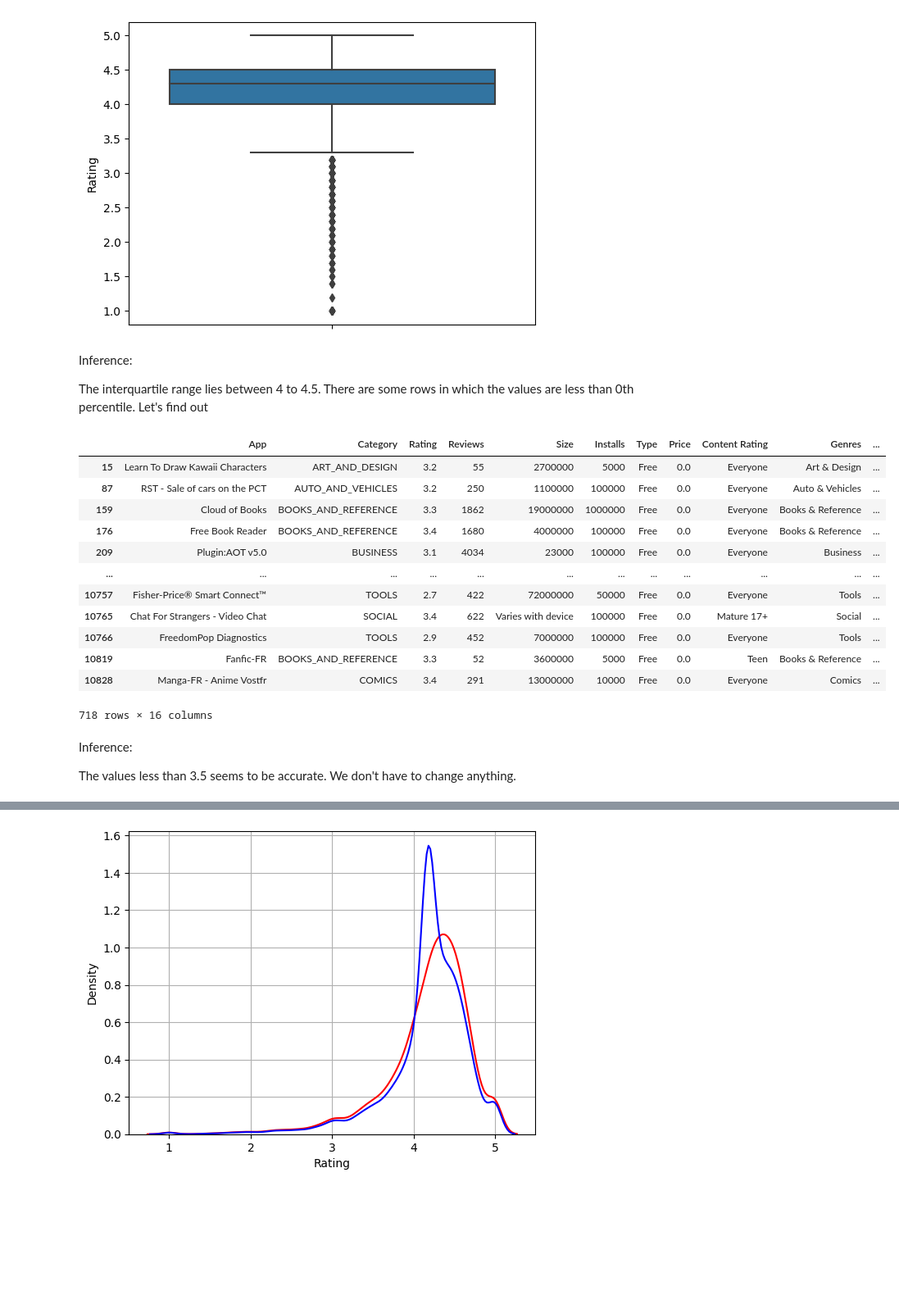
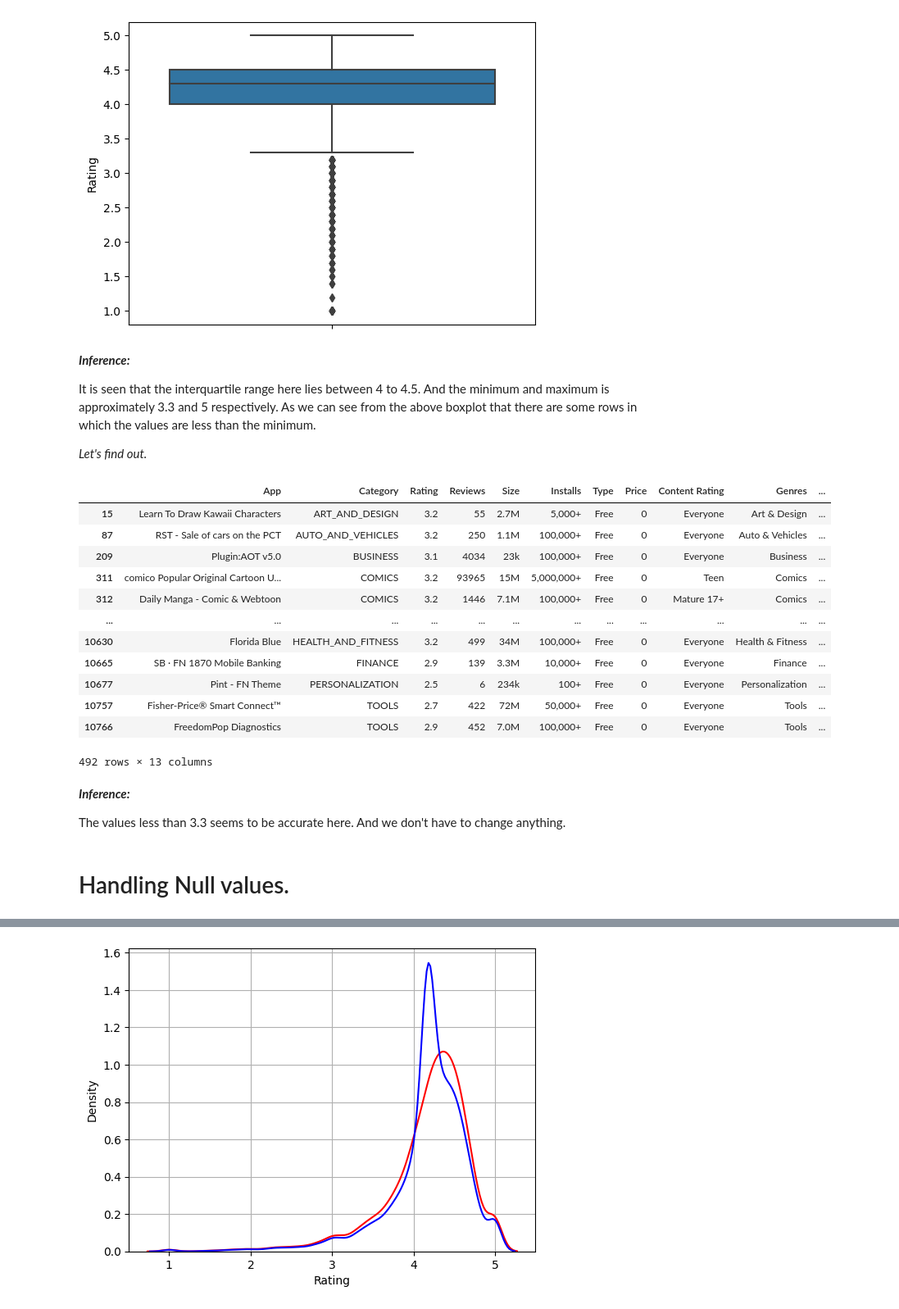
Before and after one commit to GourabR/Playstore_app_review_analysis, a Jupyter notebook: EDA_playstore_app_analysis.ipynb, the cells around one changed output, grey strips where cells are left out. Shown at 82% size. Saved outputs shown, nothing was run; the diff lists cells and outputs as text; code cells hidden in the pictures; blank space fills up the shorter version.

```diff
--- a/EDA_playstore_app_analysis.ipynb
+++ b/EDA_playstore_app_analysis.ipynb
@@ -329,27 +309,31 @@ sns.boxplot(data = df, y = 'Rating')
 <Axes: ylabel='Rating'>
 [figure]
 # %% [markdown]
-Inference:
+***Inference:***
 
-The interquartile range lies between 4 to 4.5. There are some rows in which the values are less than 0th percentile. Let's find out
+It is seen that the interquartile range here lies between 4 to 4.5. And the minimum and maximum is approximately 3.3 and 5 respectively. As we can see from the above boxplot that there are some rows in which the values are less than the minimum.
+
+*Let's find out.*
 # %%
 # checking the data which lies below the lower limit. And it is seen that the values are accurate and valid.
-df[df['Rating'] < 3.5]
+df[df['Rating'] < 3.3]
 # %% [output]
 |  | App | Category | Rating | Reviews | Size | Installs | Type | Price | Content Rating | Genres | ... |
-| 15 | Learn To Draw Kawaii Characters | ART_AND_DESIGN | 3.2 | 55 | 2700000 | 5000 | Free | 0.0 | Everyone | Art & Design | ... |
-| 87 | RST - Sale of cars on the PCT | AUTO_AND_VEHICLES | 3.2 | 250 | 1100000 | 100000 | Free | 0.0 | Everyone | Auto & Vehicles | ... |
-| 159 | Cloud of Books | BOOKS_AND_REFERENCE | 3.3 | 1862 | 19000000 | 1000000 | Free | 0.0 | Everyone | Books & Reference | ... |
-| 176 | Free Book Reader | BOOKS_AND_REFERENCE | 3.4 | 1680 | 4000000 | 100000 | Free | 0.0 | Everyone | Books & Reference | ... |
-| 209 | Plugin:AOT v5.0 | BUSINESS | 3.1 | 4034 | 23000 | 100000 | Free | 0.0 | Everyone | Business | ... |
+| 15 | Learn To Draw Kawaii Characters | ART_AND_DESIGN | 3.2 | 55 | 2.7M | 5,000+ | Free | 0 | Everyone | Art & Design | ... |
+| 87 | RST - Sale of cars on the PCT | AUTO_AND_VEHICLES | 3.2 | 250 | 1.1M | 100,000+ | Free | 0 | Everyone | Auto & Vehicles | ... |
+| 209 | Plugin:AOT v5.0 | BUSINESS | 3.1 | 4034 | 23k | 100,000+ | Free | 0 | Everyone | Business | ... |
+| 311 | comico Popular Original Cartoon U... | COMICS | 3.2 | 93965 | 15M | 5,000,000+ | Free | 0 | Teen | Comics | ... |
+| 312 | Daily Manga - Comic & Webtoon | COMICS | 3.2 | 1446 | 7.1M | 100,000+ | Free | 0 | Mature 17+ | Comics | ... |
 | ... | ... | ... | ... | ... | ... | ... | ... | ... | ... | ... | ... |
-| 10757 | Fisher-Price® Smart Connect™ | TOOLS | 2.7 | 422 | 72000000 | 50000 | Free | 0.0 | Everyone | Tools | ... |
-| 10765 | Chat For Strangers - Video Chat | SOCIAL | 3.4 | 622 | Varies with device | 100000 | Free | 0.0 | Mature 17+ | Social | ... |
-| 10766 | FreedomPop Diagnostics | TOOLS | 2.9 | 452 | 7000000 | 100000 | Free | 0.0 | Everyone | Tools | ... |
-| 10819 | Fanfic-FR | BOOKS_AND_REFERENCE | 3.3 | 52 | 3600000 | 5000 | Free | 0.0 | Teen | Books & Reference | ... |
-| 10828 | Manga-FR - Anime Vostfr | COMICS | 3.4 | 291 | 13000000 | 10000 | Free | 0.0 | Everyone | Comics | ... |
+| 10630 | Florida Blue | HEALTH_AND_FITNESS | 3.2 | 499 | 34M | 100,000+ | Free | 0 | Everyone | Health & Fitness | ... |
+| 10665 | SB · FN 1870 Mobile Banking | FINANCE | 2.9 | 139 | 3.3M | 10,000+ | Free | 0 | Everyone | Finance | ... |
+| 10677 | Pint - FN Theme | PERSONALIZATION | 2.5 | 6 | 234k | 100+ | Free | 0 | Everyone | Personalization | ... |
+| 10757 | Fisher-Price® Smart Connect™ | TOOLS | 2.7 | 422 | 72M | 50,000+ | Free | 0 | Everyone | Tools | ... |
+| 10766 | FreedomPop Diagnostics | TOOLS | 2.9 | 452 | 7.0M | 100,000+ | Free | 0 | Everyone | Tools | ... |
-718 rows × 16 columns
+492 rows × 13 columns
 # %% [markdown]
-Inference:
+***Inference:***
 
-The values less than 3.5 seems to be accurate. We don't have to change anything.
+The values less than 3.3 seems to be accurate here. And we don't have to change anything.
+# %% [markdown]
+# Handling Null values.
```
Also changed, not shown: parts of 76 cells of this notebook.
